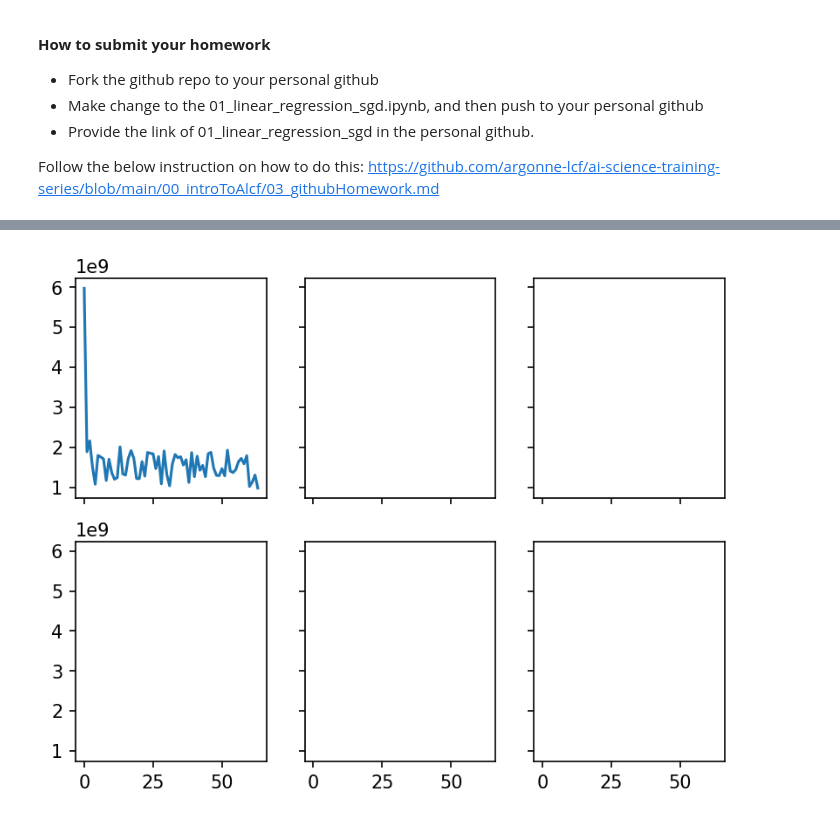
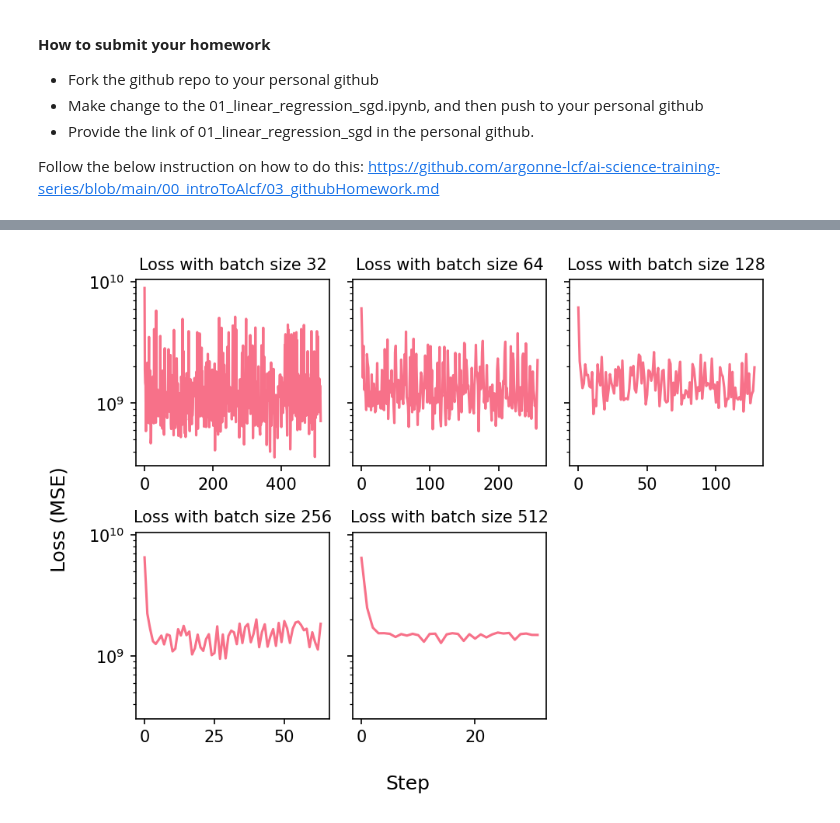
Before and after one commit to liudarren3/ai-science-training-series, a Jupyter notebook: 01_intro_AI_on_Supercomputer/01_linear_regression_sgd.ipynb, the cells around one changed output, grey strips where cells are left out. Saved outputs shown, nothing was run; the diff lists cells and outputs as text; code cells hidden in the pictures.

```diff
--- a/01_intro_AI_on_Supercomputer/01_linear_regression_sgd.ipynb
+++ b/01_intro_AI_on_Supercomputer/01_linear_regression_sgd.ipynb
@@ -395,80 +395,61 @@ https://github.com/argonne-lcf/ai-science-training-series/blob/main/00_introToAl
 # %%
 import seaborn as sns
 
-# set our initial slope and intercept
-m = 5.
-b = 1000.
 # batch_size = 60
 # set a learning rate for each parameter
 learning_rate_m = 1e-7
 learning_rate_b = 1e-1
-# use these to plot our progress over time
-loss_history = []
 
-batch_size = 256
+#loss_record will record all losses for all batches
+loss_record = []
 
-# we run our loop N times
-loop_N = 30*len(data['GrLivArea'])//batch_size
+batch_sizes = [32, 64, 128, 256, 512]
 
-for i in range(loop_N):
-   # convert panda data to numpy arrays, one for the "Ground Living Area" and one for "Sale Price"
-   data_batch = data.sample(batch_size)
-   data_x = data_batch['GrLivArea'].to_numpy()
-   data_y = data_batch['SalePrice'].to_numpy()
-   # update our slope and intercept based on the current values
-   m = updated_m(data_x,data_y,m,b,learning_rate_m)
-   b = updated_b(data_x,data_y,m,b,learning_rate_b)
+for batch in batch_sizes:
+    # set our initial slope and intercept
+    m = 5.
+    b = 1000.
 
-   # calculate the loss value
-   loss_value = np.mean(loss(data_x,data_y,m,b))
+    # we run our loop N times
+    loop_N = 30*len(data['GrLivArea'])//batch
+    loss_history = []
+    for i in range(loop_N):
+       # convert panda data to numpy arrays, one for the "Ground Living Area" and one for "Sale Price"
+       data_batch = data.sample(batch)
+       data_x = data_batch['GrLivArea'].to_numpy()
+       data_y = data_batch['SalePrice'].to_numpy()
+       # update our slope and intercept based on the current values
+       m = updated_m(data_x,data_y,m,b,learning_rate_m)
+       b = updated_b(data_x,data_y,m,b,learning_rate_b)
 
-   # keep a history of our loss values
-   loss_history.append(loss_value)
+       # calculate the loss value
+       loss_value = np.mean(loss(data_x,data_y,m,b))
 
-   # print our progress
-   print('[%03d]  dy_i = %.2f * x + %.2f     previously calculated: y_i = %.2f * x + %.2f    loss: %f' % (i,m,b,m_calc,b_calc,loss_value))
+       # keep a history of our loss values
+       loss_history.append(loss_value)
 
-   # close/delete previous plots
-   plt.close('all')
-
-   # create a 1 by 2 plot grid
-   #fig,ax = plt.subplots(1,2,figsize=(18,6),dpi=80)
-   # lot our usual output
-   #plot_data(data_x,data_y,m,b,ax[0])
-
-   # here we also plot the calculated linear fit for comparison
-   #line_x = np.arange(data_x.min(),data_x.max())
-   #line_y = line_x * m_calc + b_calc
-   #ax[0].plot(line_x,line_y,'b-',label='calculated')
-   # add a legend to the plot and x/y labels
-   #ax[0].legend()
-   #ax[0].set_xlabel('square footage')
-   #ax[0].set_ylabel('sale price')
+    loss_record.append(loss_history)
 
 
 
-   #ax[1].plot(loss_x,loss_y, 'o-')
-   #ax[1].set_yscale('log')
-   #ax[1].set_xlabel('loop step')
-   #ax[1].set_ylabel('loss')
-   plt.show()
-   # gives us time to see the plot
-   #time.sleep(2.5)
-   # clears the plot when the next plot is ready to show.
-   #ipydis.clear_output(wait=True)
 # plot the loss
-
 s = '''
 ABC
-DEF
+DE.
 '''
-fig, ax = plt.subplot_mosaic(mosaic = s,dpi = 150, sharex = True, sharey = True)
-loss_x = np.arange(0,len(loss_history))
-loss_y = np.asarray(loss_history)
-sns.lineplot(x=loss_x,y=loss_y,palette = 'husl', ax =ax['A'] )
-#plt.title('Loss with batch size {}'.format(batch_size))
-#plt.yscale('log')
-#plt.xlabel('Step')
-#plt.ylabel('Loss (MSE)')
+fig, ax = plt.subplot_mosaic(mosaic = s,dpi = 150, sharey = True)
+
+labels = ['A','B','C','D','E']
+
+for i,l in enumerate(labels):
+    loss_x = np.arange(0,len(loss_record[i]))
+    loss_y = np.asarray(loss_record[i])
+    sns.lineplot(x=loss_x,y=loss_y,color = sns.color_palette('husl')[0], ax =ax[l] )
+    ax[l].set_title('Loss with batch size {}'.format(batch_sizes[i]), loc = 'center', fontdict= {'fontsize':10})
+    ax[l].set_yscale('log')
+
+fig.supxlabel('Step')
+fig.supylabel('Loss (MSE)')
+plt.tight_layout()
 plt.show()
 # %% [output]
@@ -492 +456 @@ plt.show()
-[figure, old version]
+[figure, new version]
```
Also changed, not shown: parts of 9 cells of this notebook.
